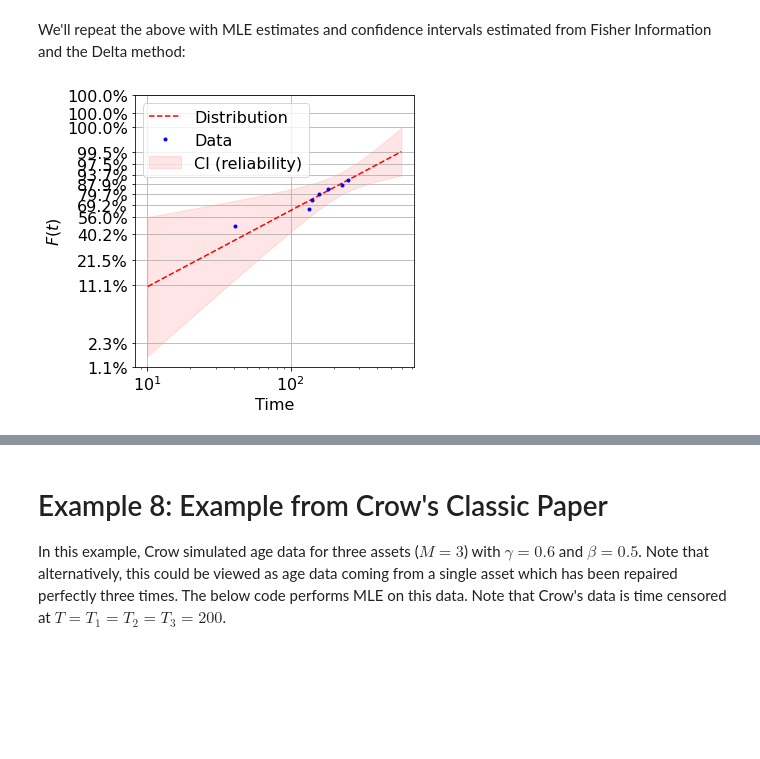
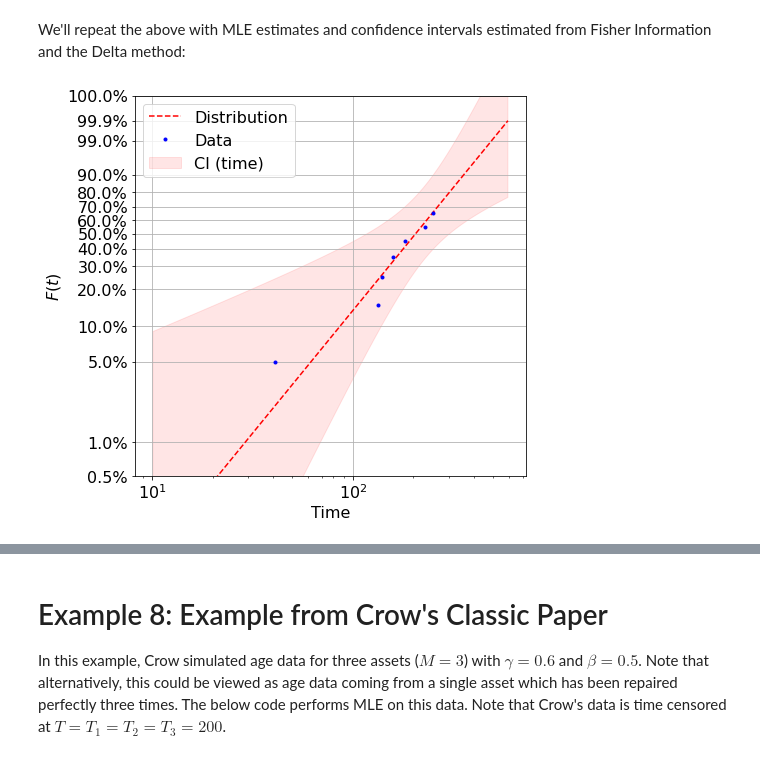
Before and after one commit to cholette/reliability, a Jupyter notebook: Python/reliabilty_and_mle_examples.ipynb, the cells around one changed output, grey strips where cells are left out. Cells and saved outputs as stored; diff of their text form; code cells hidden in the pictures; blank space fills up the shorter version.

```diff
--- a/Python/reliabilty_and_mle_examples.ipynb
+++ b/Python/reliabilty_and_mle_examples.ipynb
@@ -222,11 +205,9 @@ axKM.legend(loc='upper left')
 # %% [markdown]
 We'll repeat the above with MLE estimates and confidence intervals estimated from Fisher Information and the Delta method:
 # %%
-ax = ra.weibull_probability_plot(pdhat,data=data,confidence_bounds="reliability",parameter_covariance=p_cov,figsize=(5,5))
-import matplotlib.ticker as mticker
-ax.xaxis.set_major_locator(mticker.LogLocator())
+ax = ra.weibull_probability_plot(pdhat,data=data,confidence_bounds="time",parameter_covariance=p_cov)
 # %% [output]
-[figure, old version]
+[figure, new version]
 # %%
 figKM2, axKM2 = plt.subplots()
 axKM2.step(tkm,Fhat,linestyle='-',color="blue",where="post",label="Midpoint")
```
Also changed, not shown: parts of 7 cells of this notebook.
